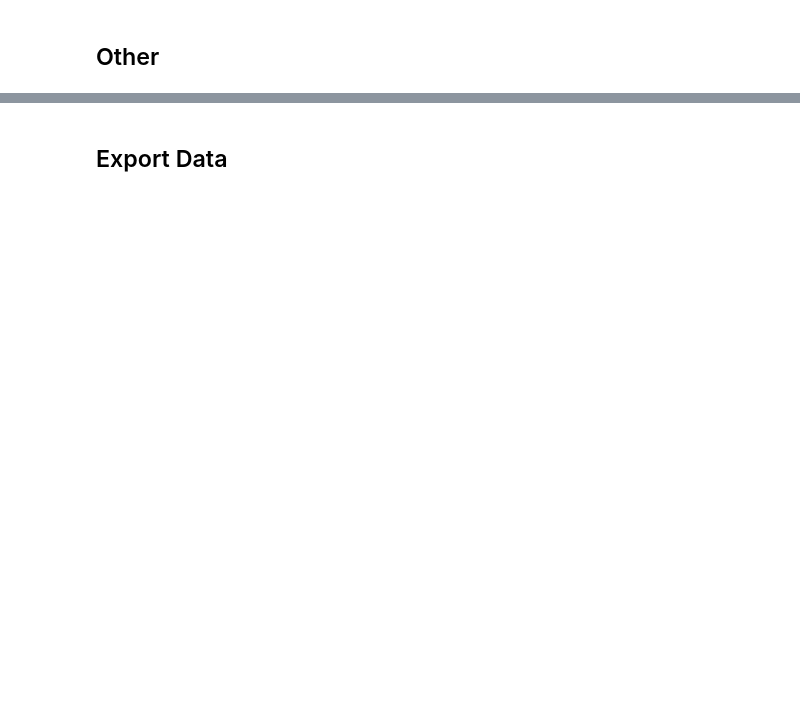
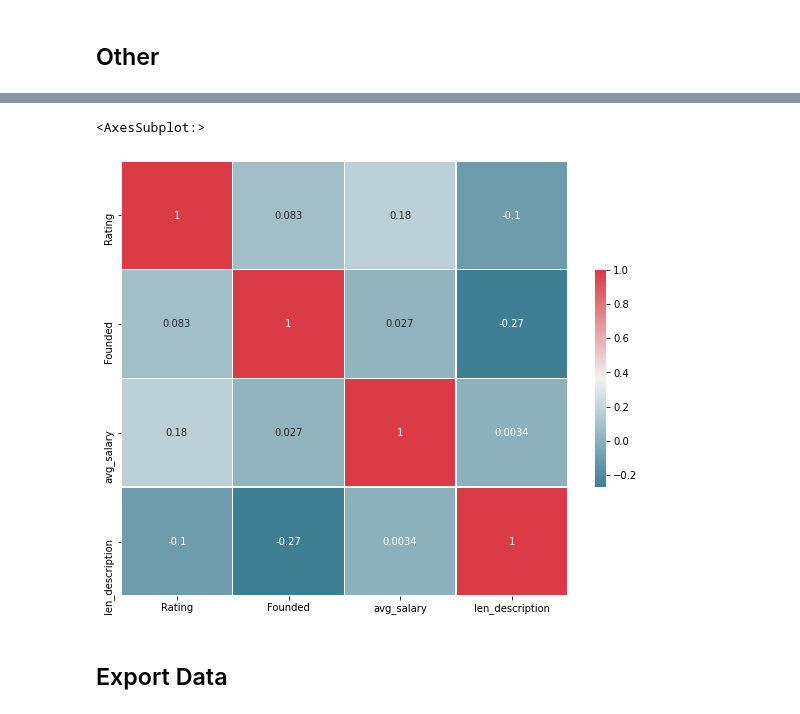
Before and after one commit to miiguelkf/DataScienceSalary, a Jupyter notebook: data_eda.ipynb, the cells around one changed output, grey strips where cells are left out. Cells and saved outputs as stored; diff of their text form; code cells hidden in the pictures; blank space fills up the shorter version.

```diff
--- a/data_eda.ipynb
+++ b/data_eda.ipynb
@@ -204,10 +384,12 @@ df.groupby('Revenue').mean()['avg_salary'].sort_values().reset_index().set_index
 # %%
 corr = df[['Rating', 'Founded', 'avg_salary', 'len_description']].corr()
-plt.figure(figsize=(10,10))
+plt.figure(figsize=(10,8))
 
-mask = np.triu(np.ones_like(corr, dtype=bool))
 cmap = sns.diverging_palette(220, 10, as_cmap=True)
-sns.heatmap(corr, cmap=cmap, square=True, linewidths=.5, cbar_kws={"shrink": .5}, annot=True)
+sns.heatmap(corr, cmap=cmap, linewidths=.5, cbar_kws={"shrink": .5}, annot=True)
+# %% [output]
+<AxesSubplot:>
+[figure, added]
 # %% [markdown]
 ## Export Data
 # %%
```
Also changed, not shown: parts of 23 cells of this notebook.
